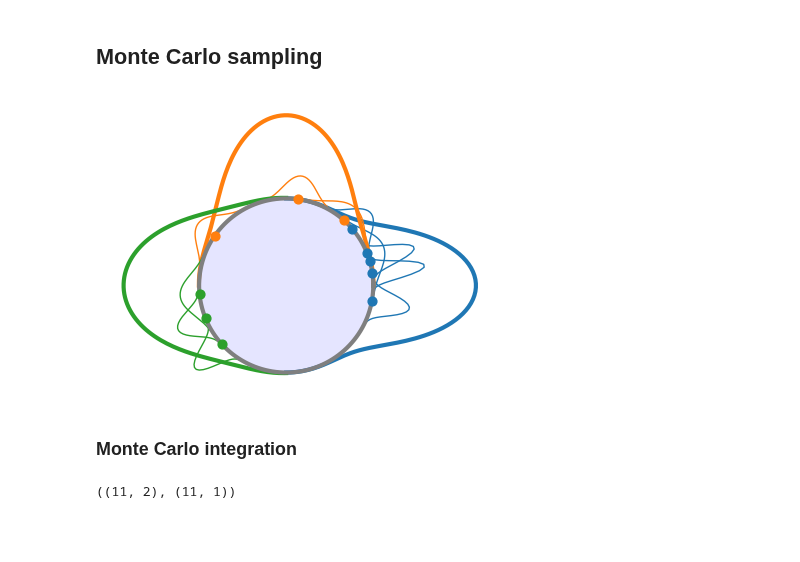
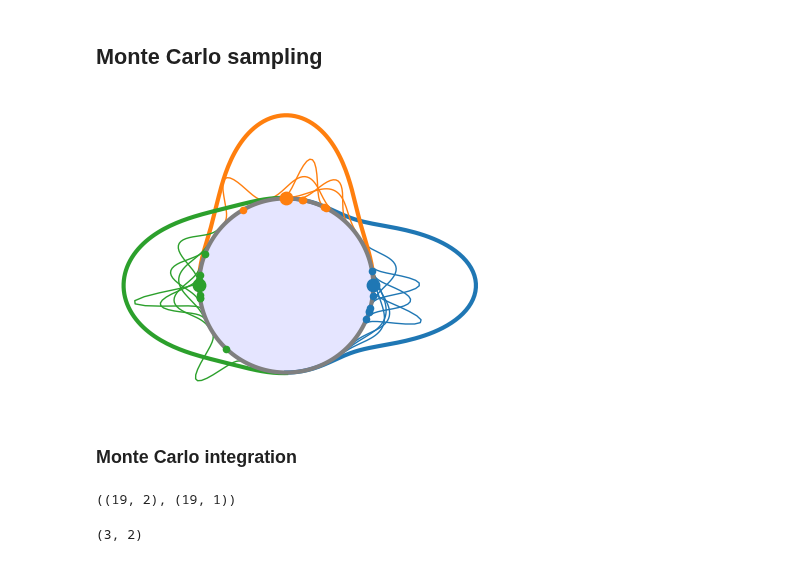
Before and after one commit to vanekek/face_ue, a Jupyter notebook: notebooks/paper_method_plot.ipynb, the cells around one changed output. Saved outputs shown, nothing was run; the diff lists cells and outputs as text; code cells hidden in the pictures; blank space fills up the shorter version.

Commit message:
train dencity

```diff
--- a/notebooks/paper_method_plot.ipynb
+++ b/notebooks/paper_method_plot.ipynb
@@ -226,8 +226,9 @@ colors = list(mcolors.TABLEAU_COLORS)[: len(class_center_angles)]
 
 
 rng = np.random.default_rng(2)
+
 for class_id, (angle, kappa) in enumerate(zip(class_center_angles, class_z_kappa)):
-    num_samples = rng.integers(3, 6)
+    num_samples = rng.integers(5, 8)
     gallery_subject_ids_sorted.extend([class_id] * num_samples)
     gallery_unc_log.extend(3 * rng.random(num_samples) + 3)
     samples = random_VMF(
@@ -246,30 +247,41 @@ feature_mean = sampler(np.array([[0, 1], [1, 0]]), np.array([[10], [15]]))
 # %%
 fontsize = 20
 linewidth = 3
 dot_size = 80
 fig, ax = plt.subplots(figsize=(5, 5))
 draw_circle(ax, linewidth)
 for class_id, (angle, kappa) in enumerate(zip(class_center_angles, class_z_kappa)):
     color = colors[class_id]
-    draw_vmf_dencity(angle, kappa, ax, linewidth=3, color=color, range=np.pi / 2)
+    draw_vmf_dencity(
+        angle,
+        kappa,
+        ax,
+        linewidth=3,
+        color=color,
+        range=np.pi / 2,
+        draw_center=True,
+        dot_size=dot_size,
+    )
     for position in np.where(gallery_subject_ids_sorted == class_id)[0]:
         point_angle = np.angle(
             [gallery_features[position][0] + 1j * gallery_features[position][1]]
         )[0]
         draw_vmf_dencity(
             point_angle,
             gallery_unc[position],
             ax,
             linewidth=1,
             color=color,
             range=np.pi / 2,
             scale=0.1,
             draw_center=True,
+            dot_size=20,
         )
 fig.gca().set_aspect("equal")
 fig.show()
+plt.savefig("/app/outputs/images/generation.png", dpi=300, bbox_inches="tight")
 # %% [output]
-[figure, old version]
+[figure, new version]
 # %% [markdown]
 ### Monte Carlo integration
 # %%
@@ -290,7 +302,7 @@ init_kappa = np.array(
 # %%
 gallery_features.shape, gallery_unc.shape
 # %% [output]
-((11, 2), (11, 1))
+((19, 2), (19, 1))
 # %%
 from typing import Any
 from scipy.special import ive, hyp0f1, loggamma
@@ -384,3 +396,7 @@ class MonteCarloPredictiveProb:
         # print(log_probs.shape)
         # print(torch.sum(log_probs, dim=-1))
         return log_probs
+# %%
+init_mean.shape
+# %% [output]
+(3, 2)
```
Also changed, not shown: parts of 8 cells of this notebook.
